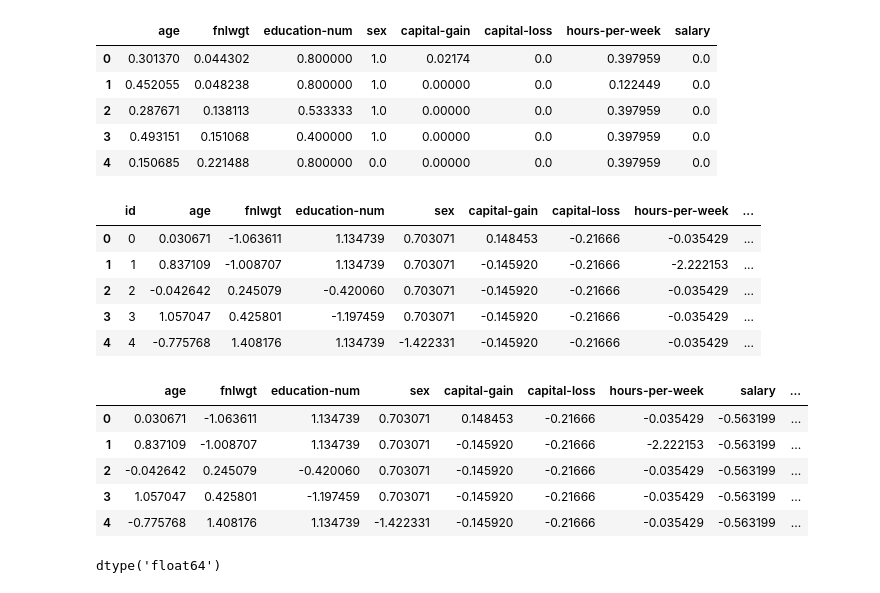
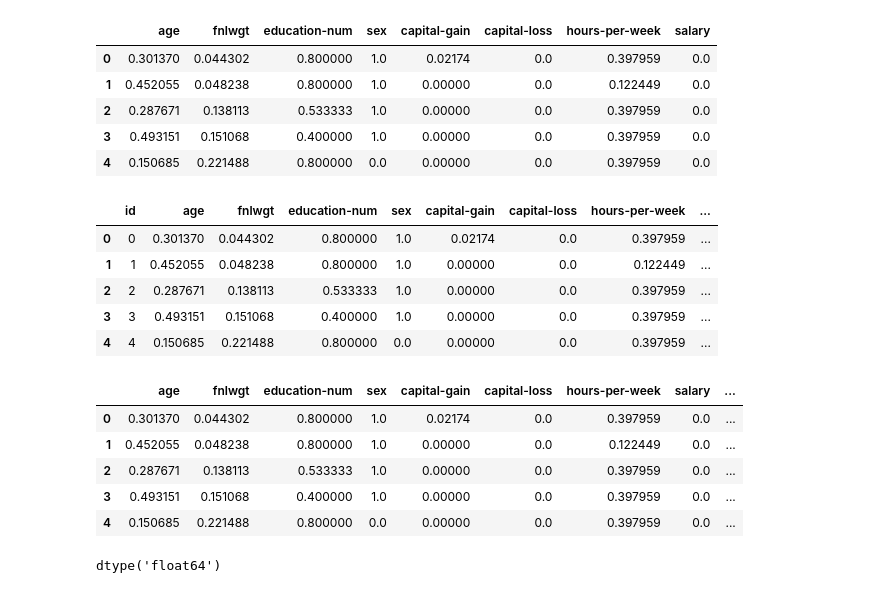
Before and after one commit to Comp551-mini1/p1, a Jupyter notebook: Proj1_merge.ipynb, the cells around one changed output. Cells and saved outputs as stored; diff of their text form; code cells hidden in the pictures.

```diff
--- a/Proj1_merge.ipynb
+++ b/Proj1_merge.ipynb
@@ -429,17 +455,17 @@ categorical_subset_ord.insert(0, 'id', range(0, 0 + len(categorical_subset_ord))
 #Choose conbinations
 # %%
 # Merge datasets
-df_feature = pd.merge(df_int_std,categorical_subset_ord, on=["id"])
+df_feature = pd.merge(df_int_nrm,categorical_subset_ord, on=["id"])
 
 # Show the the tope 5 obersrvation of the dataset
 df_feature.head(5)
 # %% [output]
 |  | id | age | fnlwgt | education-num | sex | capital-gain | capital-loss | hours-per-week | ... |
-| 0 | 0 | 0.030671 | -1.063611 | 1.134739 | 0.703071 | 0.148453 | -0.21666 | -0.035429 | ... |
-| 1 | 1 | 0.837109 | -1.008707 | 1.134739 | 0.703071 | -0.145920 | -0.21666 | -2.222153 | ... |
-| 2 | 2 | -0.042642 | 0.245079 | -0.420060 | 0.703071 | -0.145920 | -0.21666 | -0.035429 | ... |
-| 3 | 3 | 1.057047 | 0.425801 | -1.197459 | 0.703071 | -0.145920 | -0.21666 | -0.035429 | ... |
-| 4 | 4 | -0.775768 | 1.408176 | 1.134739 | -1.422331 | -0.145920 | -0.21666 | -0.035429 | ... |
+| 0 | 0 | 0.301370 | 0.044302 | 0.800000 | 1.0 | 0.02174 | 0.0 | 0.397959 | ... |
+| 1 | 1 | 0.452055 | 0.048238 | 0.800000 | 1.0 | 0.00000 | 0.0 | 0.122449 | ... |
+| 2 | 2 | 0.287671 | 0.138113 | 0.533333 | 1.0 | 0.00000 | 0.0 | 0.397959 | ... |
+| 3 | 3 | 0.493151 | 0.151068 | 0.400000 | 1.0 | 0.00000 | 0.0 | 0.397959 | ... |
+| 4 | 4 | 0.150685 | 0.221488 | 0.800000 | 0.0 | 0.00000 | 0.0 | 0.397959 | ... |
 # %%
 #drop id column
 df_feature.drop('id',axis='columns', inplace=True)
@@ -447,11 +473,11 @@ df_feature.drop('id',axis='columns', inplace=True)
 df_feature.head(5)
 # %% [output]
 |  | age | fnlwgt | education-num | sex | capital-gain | capital-loss | hours-per-week | salary | ... |
-| 0 | 0.030671 | -1.063611 | 1.134739 | 0.703071 | 0.148453 | -0.21666 | -0.035429 | -0.563199 | ... |
-| 1 | 0.837109 | -1.008707 | 1.134739 | 0.703071 | -0.145920 | -0.21666 | -2.222153 | -0.563199 | ... |
-| 2 | -0.042642 | 0.245079 | -0.420060 | 0.703071 | -0.145920 | -0.21666 | -0.035429 | -0.563199 | ... |
-| 3 | 1.057047 | 0.425801 | -1.197459 | 0.703071 | -0.145920 | -0.21666 | -0.035429 | -0.563199 | ... |
-| 4 | -0.775768 | 1.408176 | 1.134739 | -1.422331 | -0.145920 | -0.21666 | -0.035429 | -0.563199 | ... |
+| 0 | 0.301370 | 0.044302 | 0.800000 | 1.0 | 0.02174 | 0.0 | 0.397959 | 0.0 | ... |
+| 1 | 0.452055 | 0.048238 | 0.800000 | 1.0 | 0.00000 | 0.0 | 0.122449 | 0.0 | ... |
+| 2 | 0.287671 | 0.138113 | 0.533333 | 1.0 | 0.00000 | 0.0 | 0.397959 | 0.0 | ... |
+| 3 | 0.493151 | 0.151068 | 0.400000 | 1.0 | 0.00000 | 0.0 | 0.397959 | 0.0 | ... |
+| 4 | 0.150685 | 0.221488 | 0.800000 | 0.0 | 0.00000 | 0.0 | 0.397959 | 0.0 | ... |
 # %%
 #Convert to numpy
 data = df_feature.to_numpy()
```
Also changed, not shown: parts of 5 cells of this notebook, 1 other file.
